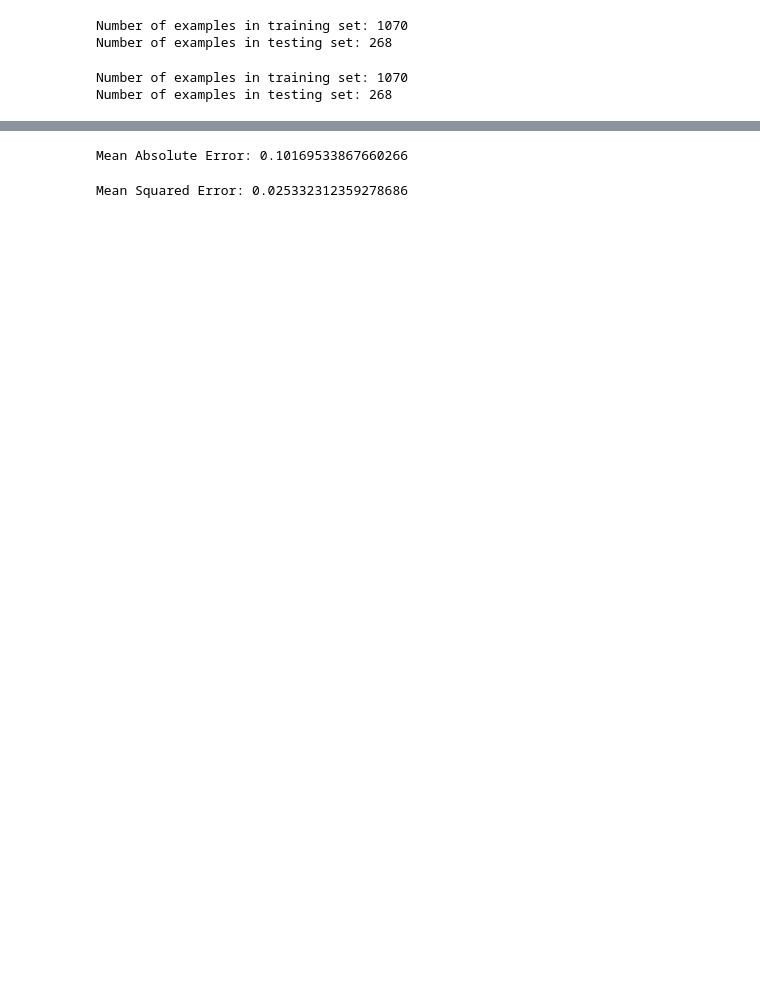
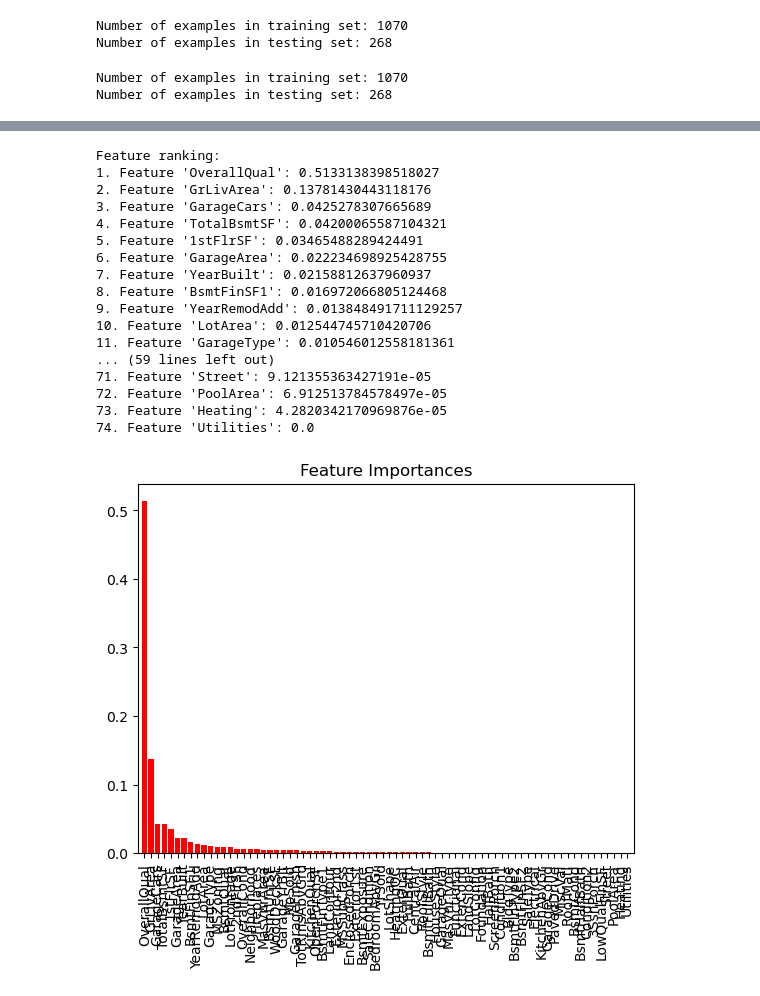
Before and after one commit to Djoyner388/HousePricePrediction, a Jupyter notebook: House-Project.ipynb, the cells around one changed output, grey strips where cells are left out. Saved outputs shown, nothing was run; the diff lists cells and outputs as text; code cells hidden in the pictures; blank space fills up the shorter version.

```diff
--- a/House-Project.ipynb
+++ b/House-Project.ipynb
@@ -400,36 +438,37 @@ Feature ranking:
+# %%
+feature_names = X_train.columns
+
+# Print feature ranking with names
+print("Feature ranking:")
+for i, idx in enumerate(indices):
+    print(f"{i + 1}. Feature '{feature_names[idx]}': {feature_importances[idx]}")
+
+# Plot feature importances with names
+plt.figure()
+plt.title("Feature Importances")
+plt.bar(range(X_train.shape[1]), feature_importances[indices],
+       color="r", align="center")
+plt.xticks(range(X_train.shape[1]), [feature_names[idx] for idx in indices], rotation=90)
+plt.xlim([-1, X_train.shape[1]])
+plt.show()
+# %% [output]
+Feature ranking:
+1. Feature 'OverallQual': 0.5133138398518027
+2. Feature 'GrLivArea': 0.13781430443118176
+3. Feature 'GarageCars': 0.0425278307665689
+4. Feature 'TotalBsmtSF': 0.04200065587104321
+5. Feature '1stFlrSF': 0.03465488289424491
+6. Feature 'GarageArea': 0.022234698925428755
+7. Feature 'YearBuilt': 0.02158812637960937
+8. Feature 'BsmtFinSF1': 0.016972066805124468
+9. Feature 'YearRemodAdd': 0.013848491711129257
+10. Feature 'LotArea': 0.012544745710420706
+11. Feature 'GarageType': 0.010546012558181361
+... (59 lines left out)
+71. Feature 'Street': 9.121355363427191e-05
+72. Feature 'PoolArea': 6.912513784578497e-05
+73. Feature 'Heating': 4.2820342170969876e-05
+74. Feature 'Utilities': 0.0
+[figure, added]
 # %%
 # Random Forest Testing
-# %%
-from sklearn.ensemble import RandomForestRegressor
-from sklearn.metrics import mean_absolute_error
-
-# Select features based on top importance
-selected_features = [15, 44, 58, 36, 41, 59, 17, 32, 18, 3]
-
-# Prepare data
-X_train_selected = X_train.iloc[:, selected_features]
-X_test_selected = X_test.iloc[:, selected_features]
-
-# Initialize and train the model
-rf_regressor = RandomForestRegressor()
-rf_regressor.fit(X_train_selected, y_train)
-
-# Make predictions
-predictions = rf_regressor.predict(X_test_selected)
-
-# Evaluate the model
-mae = mean_absolute_error(y_test, predictions)
-print(f"Mean Absolute Error: {mae}")
-# %% [output]
-Mean Absolute Error: 0.10169533867660266
-# %%
-from sklearn.metrics import mean_squared_error
-
-# Make predictions
-predictions = rf_regressor.predict(X_test_selected)
-
-# Calculate Mean Squared Error
-mse = mean_squared_error(y_test, predictions)
-print(f"Mean Squared Error: {mse}")
-# %% [output]
-Mean Squared Error: 0.025332312359278686
```
Also changed, not shown: parts of 32 cells of this notebook.
